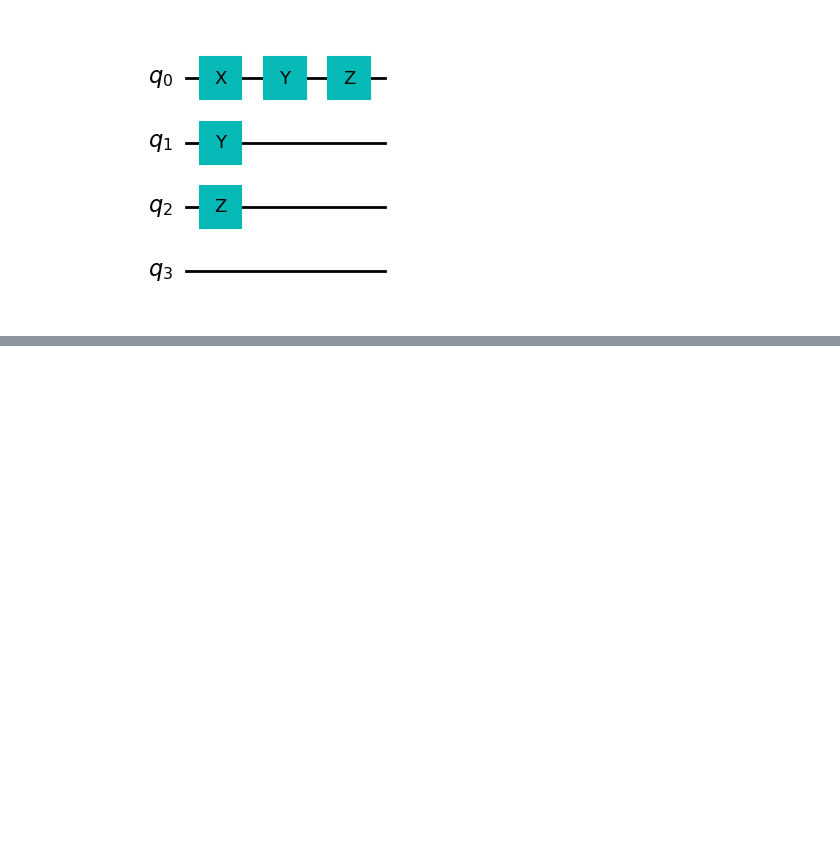
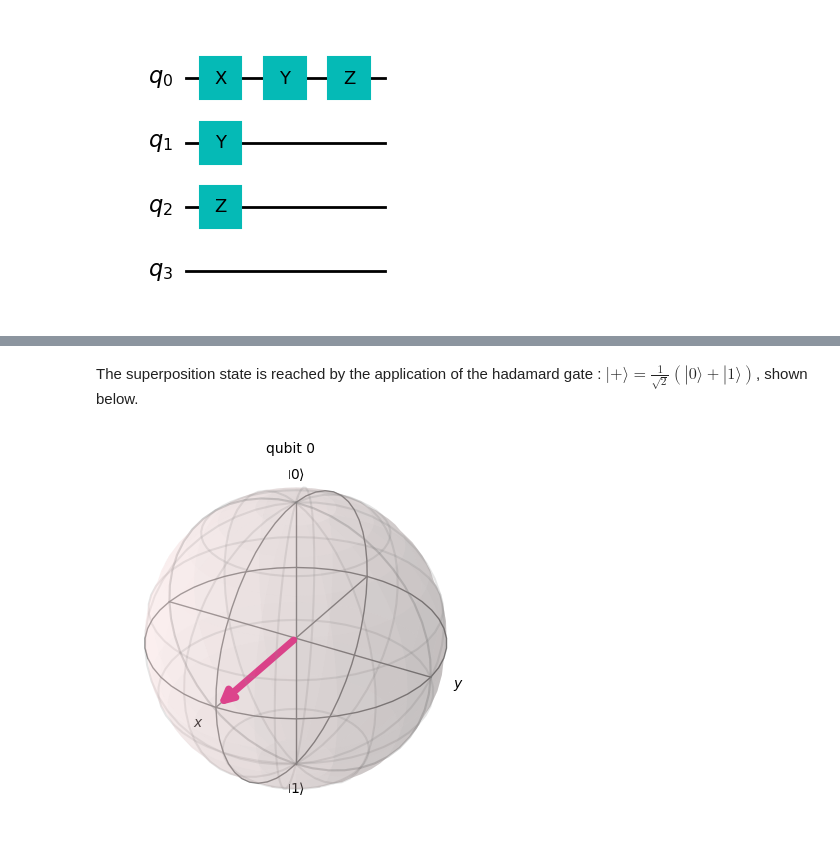
Before and after one commit to sayana25/IQCQ-UPES-2023, a Jupyter notebook: IQCQ2023_SIngleQubit.ipynb, the cells around one changed output, grey strips where cells are left out. Cells and saved outputs as stored; diff of their text form; code cells hidden in the pictures; blank space fills up the shorter version.

```diff
--- a/IQCQ2023_SIngleQubit.ipynb
+++ b/IQCQ2023_SIngleQubit.ipynb
@@ -163,0 +203,12 @@ qc.draw('mpl')
+# %% [markdown]
+The superposition state is reached by the application of the hadamard gate : $|+\rangle = \frac{1}{\sqrt{2}}\left(|0\rangle + |1\rangle\right)$, shown below.
+# %%
+def superposition():
+    qc = QuantumCircuit(1)
+    qc.h(0)
+    return qc
+
+state = Statevector.from_instruction(superposition())
+plot_bloch_multivector(state)
+# %% [output]
+[figure, added]
```
Also changed, not shown: parts of 11 cells of this notebook.
